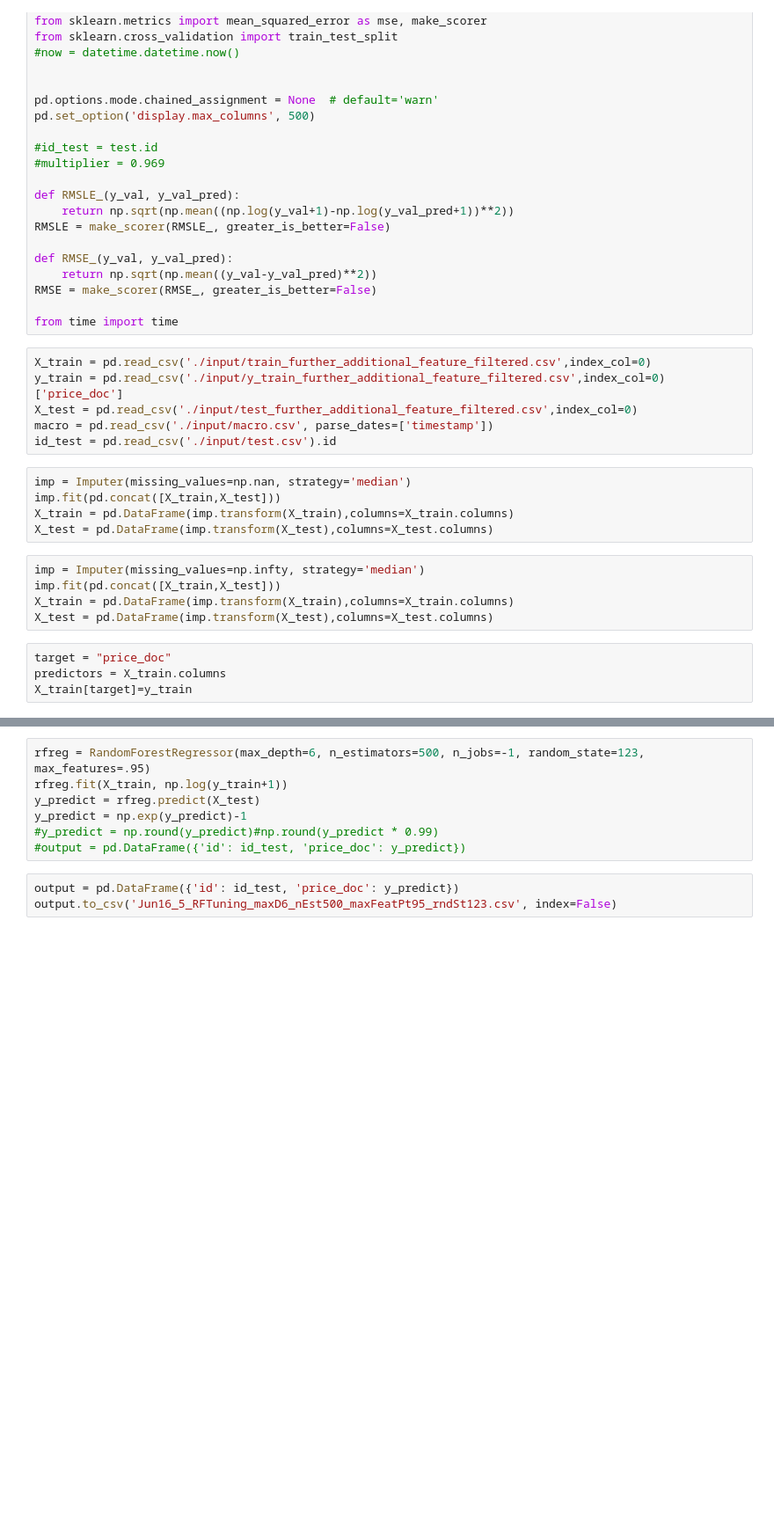
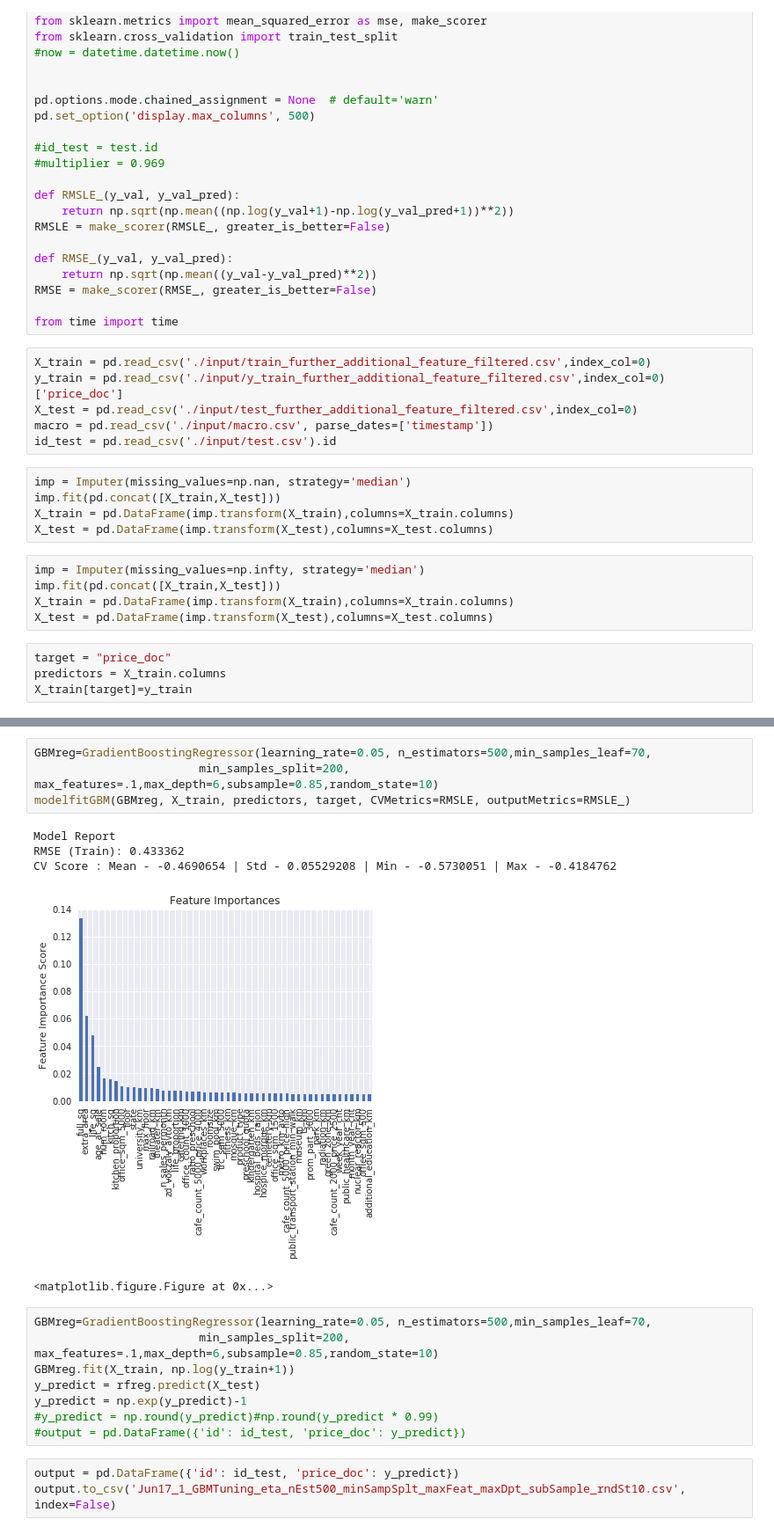
Before and after one commit to JCreeks/SyberbankHousingPrice, a Jupyter notebook: GBM_ParaTuning.ipynb, the cells around one changed output, grey strips where cells are left out. Shown: that part at 88% size. Saved outputs shown, nothing was run; the diff lists cells and outputs as text; blank space fills up the shorter version.

```diff
--- a/GBM_ParaTuning.ipynb
+++ b/GBM_ParaTuning.ipynb
@@ -160,10 +231,21 @@ KeyboardInterrupt
+# %%
+GBMreg=GradientBoostingRegressor(learning_rate=0.05, n_estimators=500,min_samples_leaf=70,
+                        min_samples_split=200, max_features=.1,max_depth=6,subsample=0.85,random_state=10)
+modelfitGBM(GBMreg, X_train, predictors, target, CVMetrics=RMSLE, outputMetrics=RMSLE_)
+# %% [output]
+Model Report
+RMSE (Train): 0.433362
+CV Score : Mean - -0.4690654 | Std - 0.05529208 | Min - -0.5730051 | Max - -0.4184762
+[figure, added]
+<matplotlib.figure.Figure at 0x...>
 # %%
-rfreg = RandomForestRegressor(max_depth=6, n_estimators=500, n_jobs=-1, random_state=123, max_features=.95)
-rfreg.fit(X_train, np.log(y_train+1))
+GBMreg=GradientBoostingRegressor(learning_rate=0.05, n_estimators=500,min_samples_leaf=70,
+                        min_samples_split=200, max_features=.1,max_depth=6,subsample=0.85,random_state=10)
+GBMreg.fit(X_train, np.log(y_train+1))
 y_predict = rfreg.predict(X_test)
 y_predict = np.exp(y_predict)-1
 #y_predict = np.round(y_predict)#np.round(y_predict * 0.99)
 #output = pd.DataFrame({'id': id_test, 'price_doc': y_predict})
 # %%
 output = pd.DataFrame({'id': id_test, 'price_doc': y_predict})
-output.to_csv('Jun16_5_RFTuning_maxD6_nEst500_maxFeatPt95_rndSt123.csv', index=False)
+output.to_csv('Jun17_1_GBMTuning_eta_nEst500_minSampSplt_maxFeat_maxDpt_subSample_rndSt10.csv', index=False)
```
Also changed, not shown: parts of 11 cells of this notebook, 1 other file.
